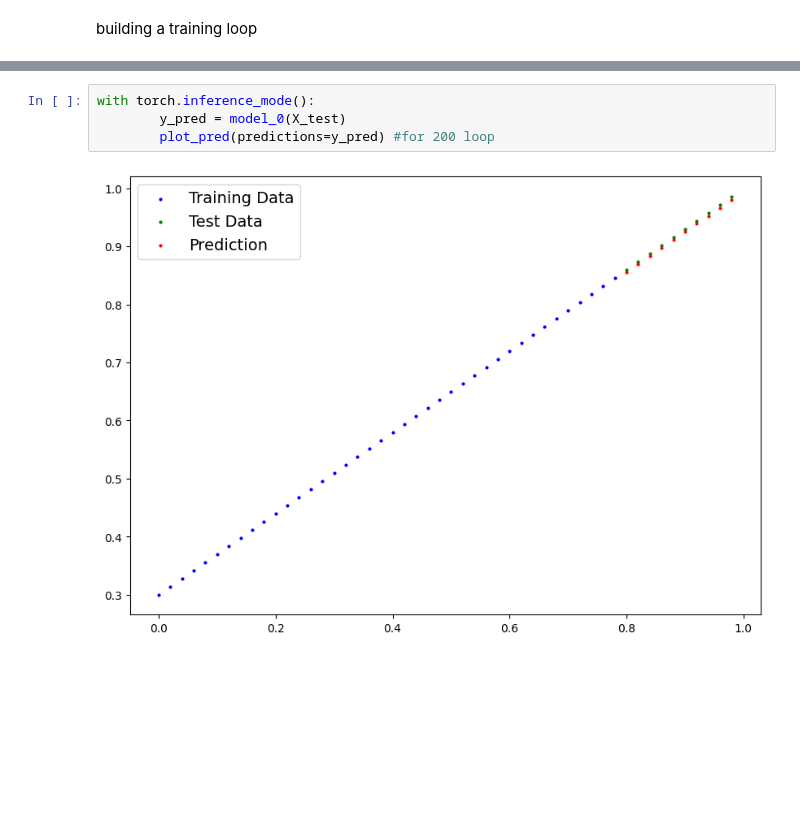
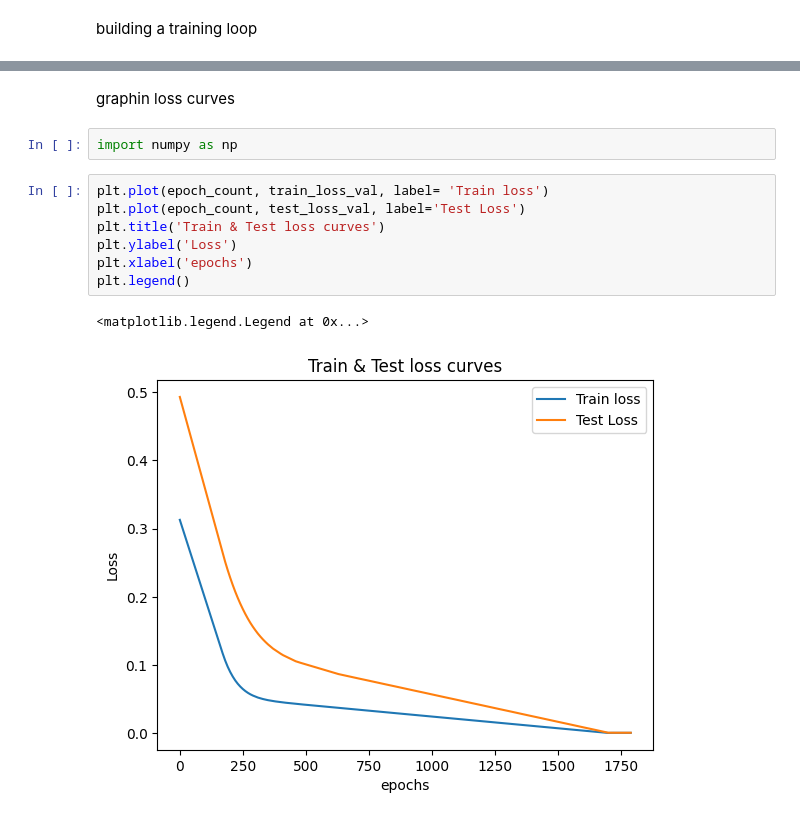
Before and after one commit to innovinitylabs/learning-pytorch, a Jupyter notebook: 01_pytorch_workflow_codealong.ipynb, the cells around one changed output, grey strips where cells are left out. Drawn from its saved outputs; the diff is of its cells as text; blank space fills up the shorter version.

```diff
--- a/01_pytorch_workflow_codealong.ipynb
+++ b/01_pytorch_workflow_codealong.ipynb
@@ -245,6 +259,14 @@ with torch.no_grad():
-# %%
-with torch.inference_mode():
-        y_pred = model_0(X_test)
-        plot_pred(predictions=y_pred) #for 200 loop
-# %% [output]
-[figure, removed]
+# %% [markdown]
+graphin loss curves
+# %%
+import numpy as np
+# %%
+plt.plot(epoch_count, train_loss_val, label= 'Train loss')
+plt.plot(epoch_count, test_loss_val, label='Test Loss')
+plt.title('Train & Test loss curves')
+plt.ylabel('Loss')
+plt.xlabel('epochs')
+plt.legend()
+# %% [output]
+<matplotlib.legend.Legend at 0x...>
+[figure, added]
```
Also changed, not shown: parts of 4 cells of this notebook.
